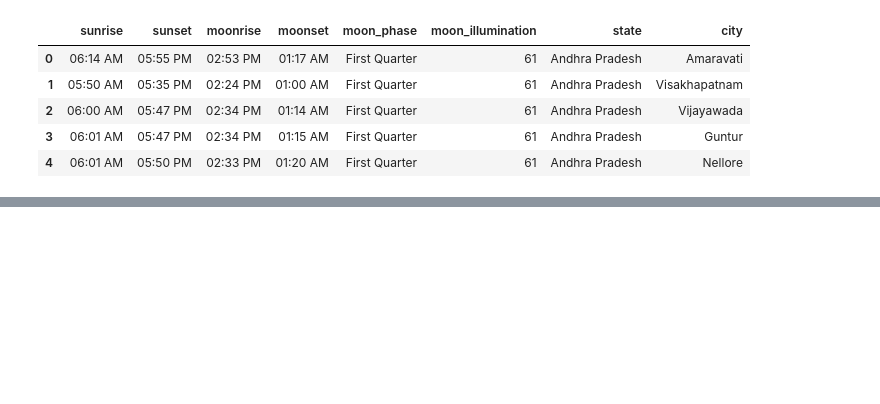
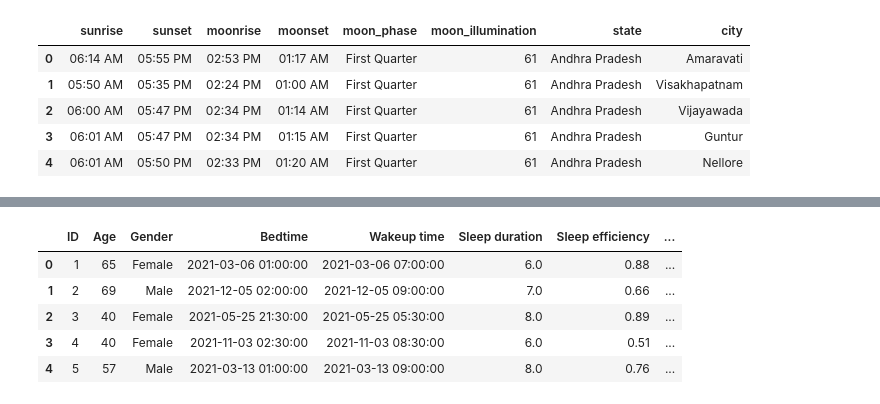
Before and after one commit to narenkarthick90/Nakshatra_SW, a Jupyter notebook: Moon&WeatherPred.ipynb, the cells around one changed output, grey strips where cells are left out. Saved outputs shown, nothing was run; the diff lists cells and outputs as text; code cells hidden in the pictures; blank space fills up the shorter version.

```diff
--- a/Moon&WeatherPred.ipynb
+++ b/Moon&WeatherPred.ipynb
@@ -59,0 +52,11 @@ df1.head()
+# %%
+dfs = pd.read_csv('Sleep_Efficiency.csv')
+# %%
+dfs.head()
+# %% [output]
+|  | ID | Age | Gender | Bedtime | Wakeup time | Sleep duration | Sleep efficiency | ... |
+| 0 | 1 | 65 | Female | 2021-03-06 01:00:00 | 2021-03-06 07:00:00 | 6.0 | 0.88 | ... |
+| 1 | 2 | 69 | Male | 2021-12-05 02:00:00 | 2021-12-05 09:00:00 | 7.0 | 0.66 | ... |
+| 2 | 3 | 40 | Female | 2021-05-25 21:30:00 | 2021-05-25 05:30:00 | 8.0 | 0.89 | ... |
+| 3 | 4 | 40 | Female | 2021-11-03 02:30:00 | 2021-11-03 08:30:00 | 6.0 | 0.51 | ... |
+| 4 | 5 | 57 | Male | 2021-03-13 01:00:00 | 2021-03-13 09:00:00 | 8.0 | 0.76 | ... |
```
Also changed, not shown: parts of 33 cells of this notebook.
